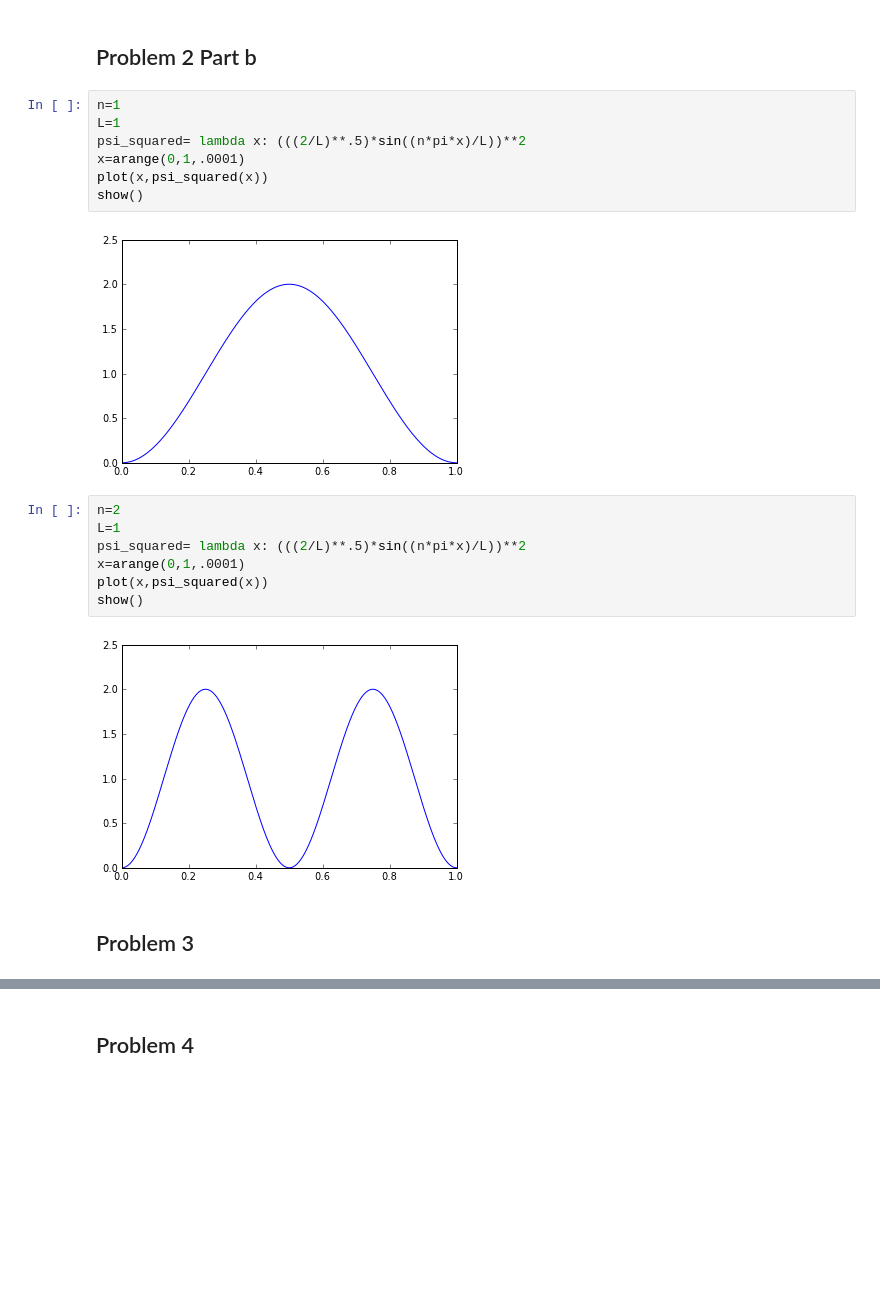
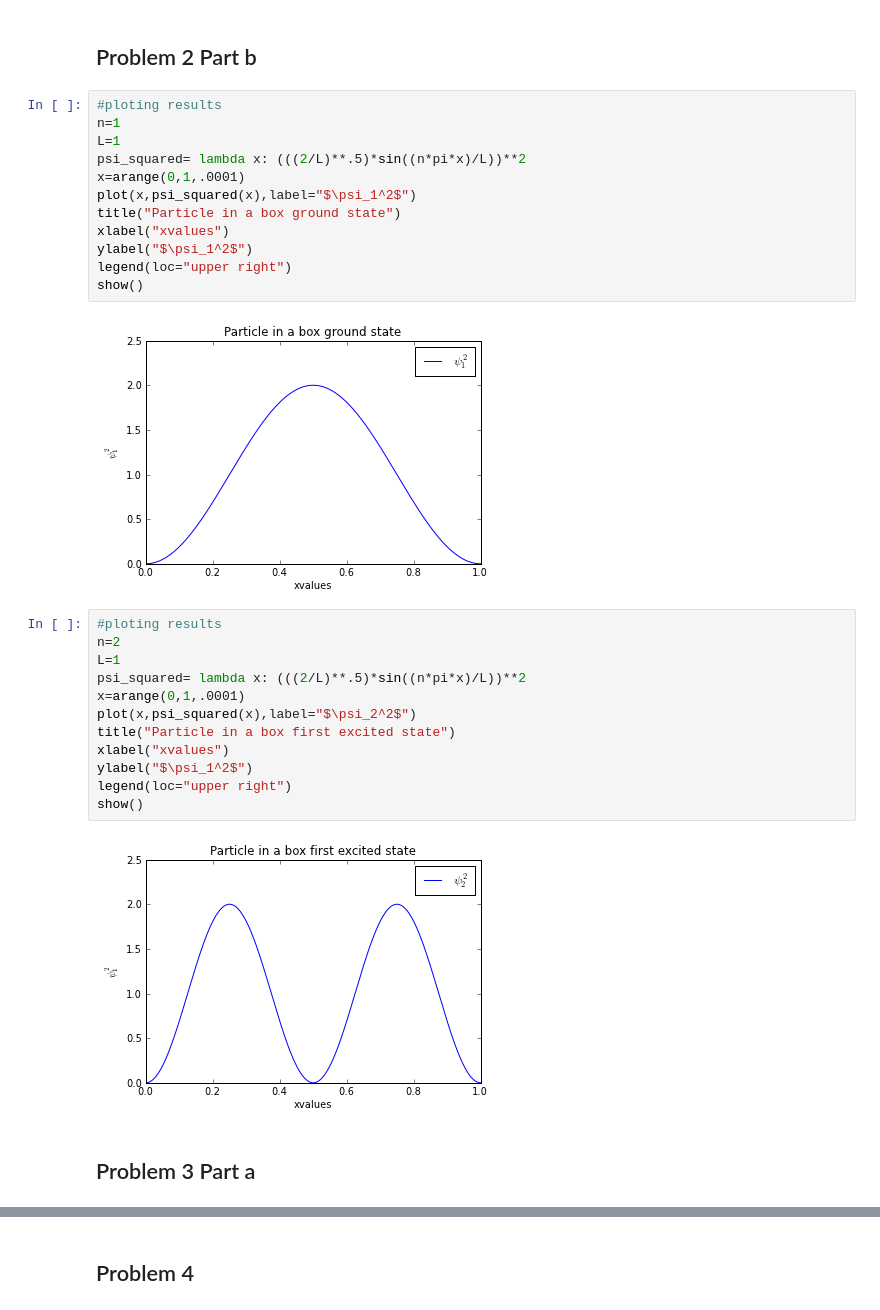
Before and after one commit to mmille60/PHYS202-SP2013, a Jupyter notebook: Week5/IntegrationEX4.ipynb, the cells around one changed output, grey strips where cells are left out. Drawn from its saved outputs; the diff is of its cells as text; blank space fills up the shorter version.

```diff
--- a/Week5/IntegrationEX4.ipynb
+++ b/Week5/IntegrationEX4.ipynb
@@ -148,23 +218,33 @@ Using quad the integral evaluated to .3044988..... which is corect out to 15 sig
 Problem 2 Part b
 -----
 # %%
+#ploting results
 n=1
 L=1
 psi_squared= lambda x: (((2/L)**.5)*sin((n*pi*x)/L))**2
 x=arange(0,1,.0001)
-plot(x,psi_squared(x))
+plot(x,psi_squared(x),label="$\psi_1^2$")
+title("Particle in a box ground state")
+xlabel("xvalues")
+ylabel("$\psi_1^2$")
+legend(loc="upper right")
 show()
 # %% [output]
-[figure, old version]
+[figure, new version]
 # %%
+#ploting results
 n=2
 L=1
 psi_squared= lambda x: (((2/L)**.5)*sin((n*pi*x)/L))**2
 x=arange(0,1,.0001)
-plot(x,psi_squared(x))
+plot(x,psi_squared(x),label="$\psi_2^2$")
+title("Particle in a box first excited state")
+xlabel("xvalues")
+ylabel("$\psi_1^2$")
+legend(loc="upper right")
 show()
 # %% [output]
-[figure, old version]
+[figure, new version]
 # %% [markdown]
-Problem 3
+Problem 3 Part a
 ----
```
Also changed, not shown: parts of 82 cells of this notebook.
